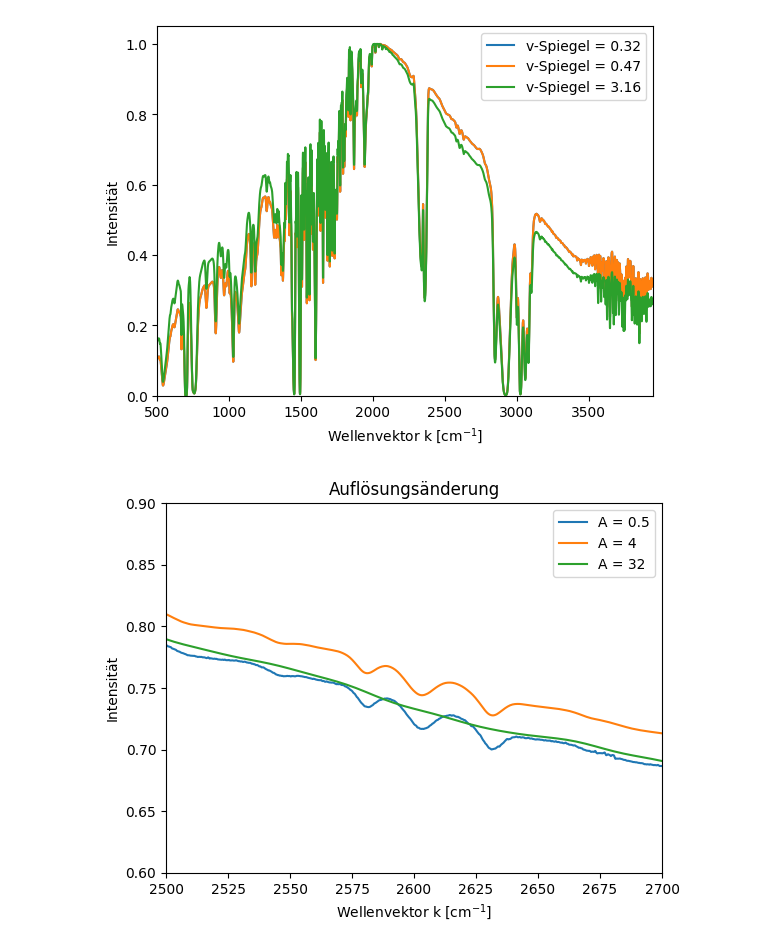
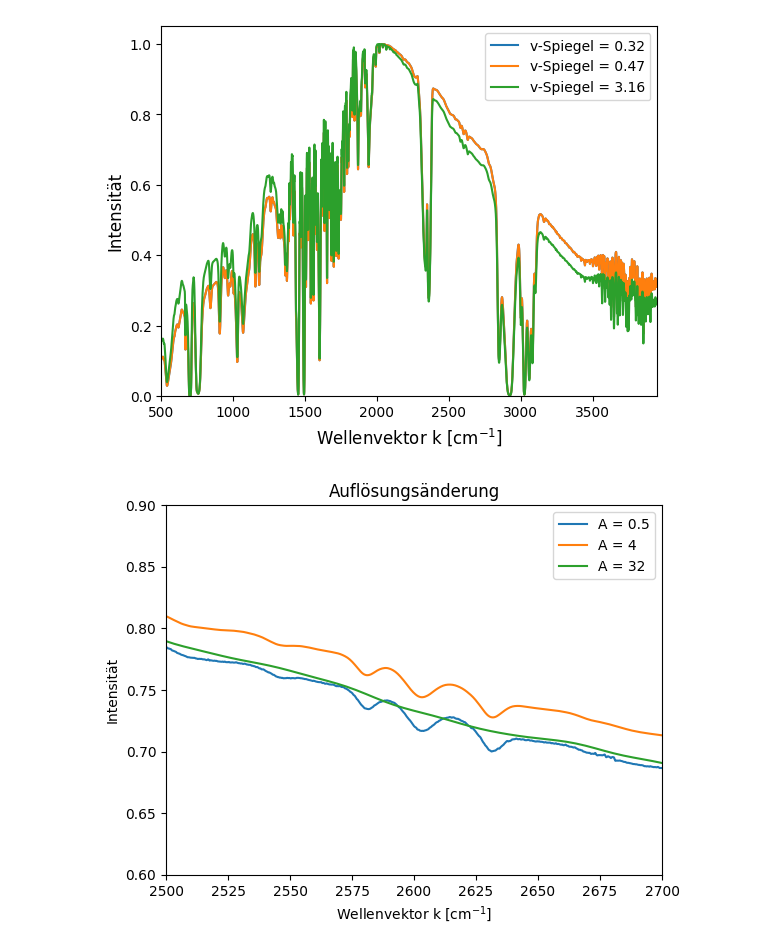
Before and after one commit to iLoveeMilkaa/M1-Lab, a Jupyter notebook: Aufgabe 1.ipynb, the cells around one changed output. Cells and saved outputs as stored; diff of their text form; code cells hidden in the pictures.

```diff
--- a/Aufgabe 1.ipynb
+++ b/Aufgabe 1.ipynb
@@ -24,16 +24,16 @@ A32_S10_V4_Apo = np.genfromtxt((conv(x) for x in open("Aufgabe 1/CVS/A32_S10_V4_
 # %%
 plt.plot(A4_S10_V3_Apm[:,0],(A4_S10_V3_Apm[:,1]/np.max(A4_S10_V3_Apm[:,1])),label="v-Spiegel = 0.32")
 plt.plot(A4_S10_V4_Apm[:,0],(A4_S10_V4_Apm[:,1]/np.max(A4_S10_V4_Apm[:,1])),label="v-Spiegel = 0.47")
 plt.plot(A4_S10_V32_Apm[:,0],(A4_S10_V32_Apm[:,1]/np.max(A4_S10_V32_Apm[:,1])),label="v-Spiegel = 3.16")
 plt.legend(loc = "upper right")
 
 plt.axis([500,3950,0.0,1.05])
 
-plt.ylabel("Intensität")
-plt.xlabel(r"Wellenvektor k $[\mathrm{cm}^{-1}]$")
+plt.ylabel("Intensität",fontsize=12)
+plt.xlabel(r"Wellenvektor k $[\mathrm{cm}^{-1}]$",fontsize=12)
 plt.savefig("newplots/vspiegelvgl.pdf")
 # %% [output]
-[figure, old version]
+[figure, new version]
 # %%
 plt.plot(A05_S10_V4_Apm[:,0],(A05_S10_V4_Apm[:,1]/np.max(A05_S10_V4_Apm[:,1])),label="A = 0.5")
 plt.plot(A4_S10_V4_Apm[:,0],(A4_S10_V4_Apm[:,1]/np.max(A4_S10_V4_Apm[:,1])),label="A = 4")
```
Also changed, not shown: 27 other files.
